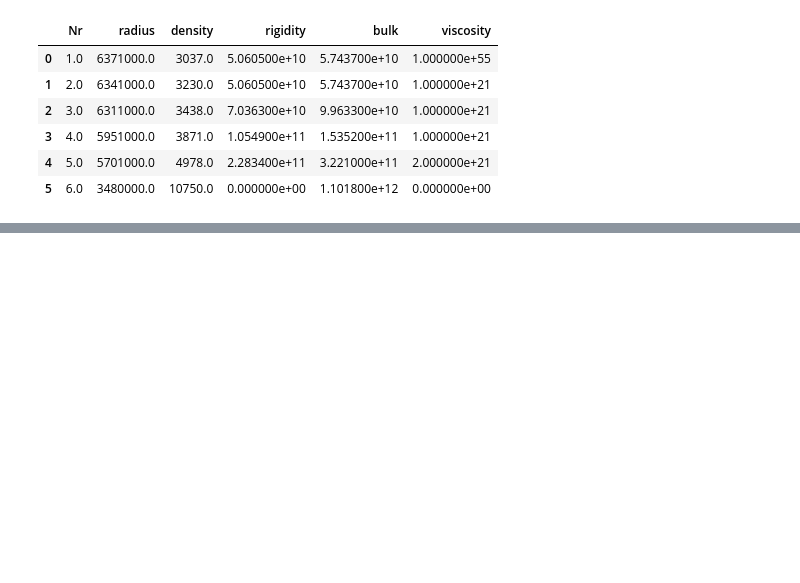
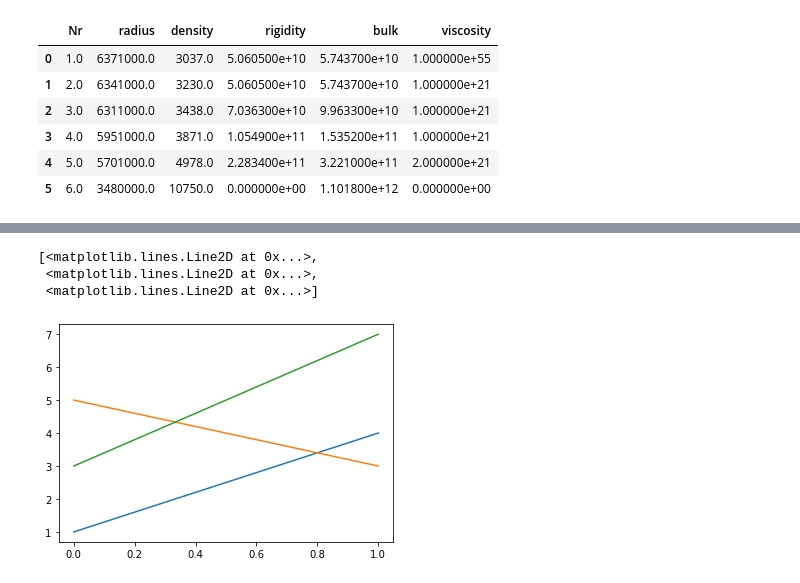
Before and after one commit to eyhl/premis, a Jupyter notebook: notebooks/gp_thickness.ipynb, the cells around one changed output, grey strips where cells are left out. Cells and saved outputs as stored; diff of their text form; code cells hidden in the pictures; blank space fills up the shorter version.

```diff
--- a/notebooks/gp_thickness.ipynb
+++ b/notebooks/gp_thickness.ipynb
@@ -71,0 +167,7 @@ Consider mio5.varmats_from_mat to split file into single variable files
+# %%
+plt.plot(X)
+# %% [output]
+[<matplotlib.lines.Line2D at 0x...>,
+ <matplotlib.lines.Line2D at 0x...>,
+ <matplotlib.lines.Line2D at 0x...>]
+[figure, added]
```
Also changed, not shown: parts of 8 cells of this notebook, 2 other files.
